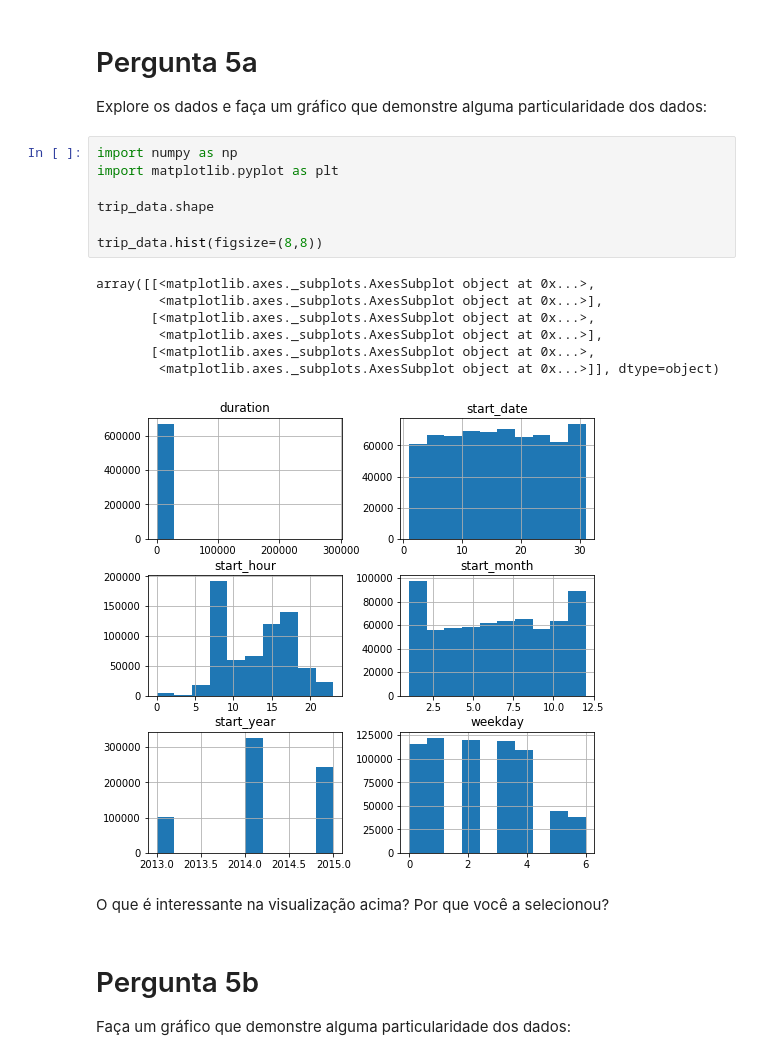
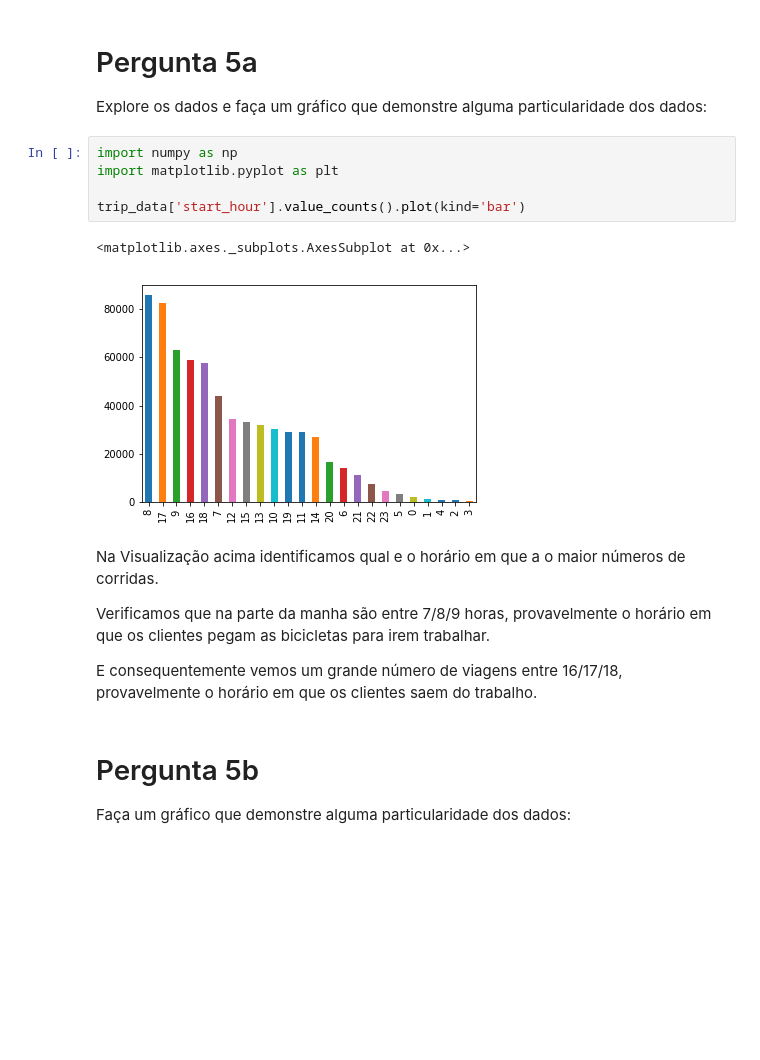
Before and after one commit to marcossangomes/Udacity, a Jupyter notebook: Analise_Bay_Area_Bike_Share-NDFDSI.ipynb, the cells around one changed output. Cells and saved outputs as stored; diff of their text form; blank space fills up the shorter version.

```diff
--- a/Analise_Bay_Area_Bike_Share-NDFDSI.ipynb
+++ b/Analise_Bay_Area_Bike_Share-NDFDSI.ipynb
@@ -461,20 +462,17 @@ Explore os dados e faça um gráfico que demonstre alguma particularidade dos da
 # %%
 import numpy as np
 import matplotlib.pyplot as plt
 
-trip_data.shape
-
-trip_data.hist(figsize=(8,8))
+trip_data['start_hour'].value_counts().plot(kind='bar')
 # %% [output]
-array([[<matplotlib.axes._subplots.AxesSubplot object at 0x...>,
-        <matplotlib.axes._subplots.AxesSubplot object at 0x...>],
-       [<matplotlib.axes._subplots.AxesSubplot object at 0x...>,
-        <matplotlib.axes._subplots.AxesSubplot object at 0x...>],
-       [<matplotlib.axes._subplots.AxesSubplot object at 0x...>,
-        <matplotlib.axes._subplots.AxesSubplot object at 0x...>]], dtype=object)
+<matplotlib.axes._subplots.AxesSubplot at 0x...>
-[figure, old version]
+[figure, new version]
-# %% [markdown]
-O que é interessante na visualização acima? Por que você a selecionou?
+# %% [markdown]
+Na Visualização acima identificamos qual e o horário em que a o maior números de corridas.
+
+Verificamos que na parte da manha são entre 7/8/9 horas, provavelmente o horário em que os clientes pegam as bicicletas para irem trabalhar.
+
+E consequentemente vemos um grande número de viagens entre 16/17/18, provavelmente o horário em que os clientes saem do trabalho.
 # %% [markdown]
 # Pergunta 5b
 Faça um gráfico que demonstre alguma particularidade dos dados:
```
Also changed, not shown: parts of 5 cells of this notebook.
